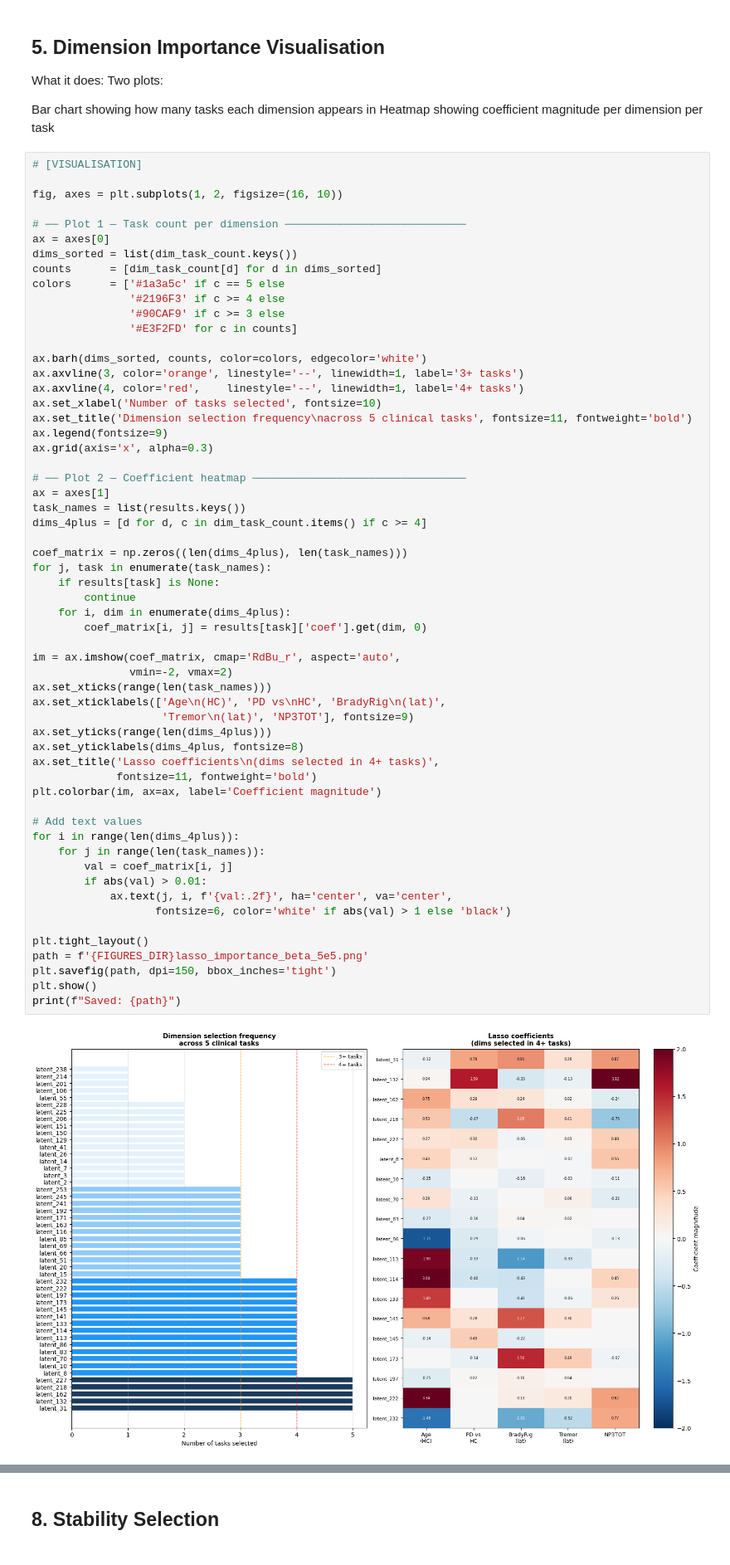
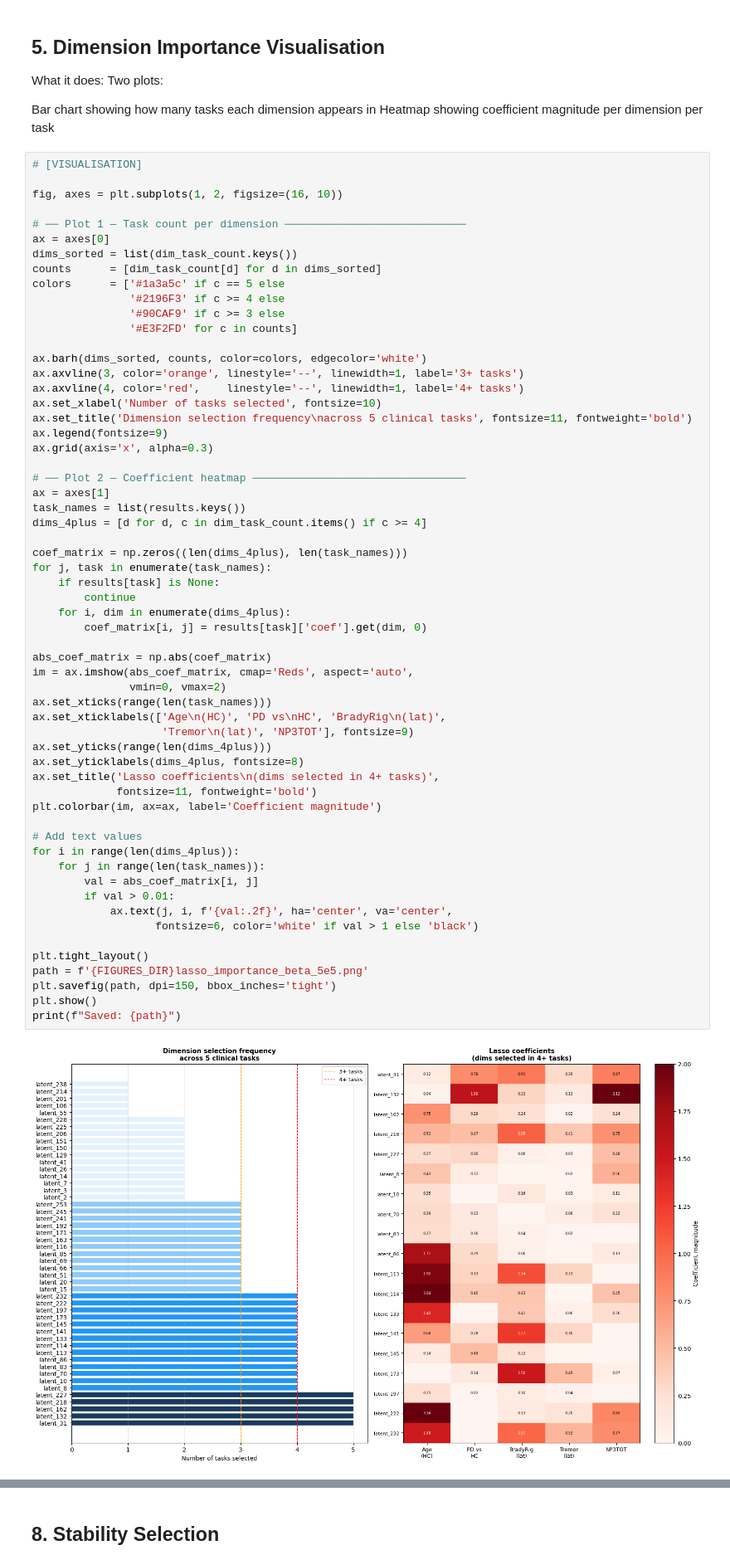
Before and after one commit to natnael-g1193/Unsupervised-Parkisnson-Imaging-Analysis, a Jupyter notebook: notebooks/pipeline/5_7_lasso_feature_selection.ipynb, the cells around one changed output, grey strips where cells are left out. Shown at 83% size. Drawn from its saved outputs; the diff is of its cells as text.

Commit message:
fix: update Lasso coefficient heatmap to use absolute values

```diff
--- a/notebooks/pipeline/5_7_lasso_feature_selection.ipynb
+++ b/notebooks/pipeline/5_7_lasso_feature_selection.ipynb
@@ -282,39 +282,40 @@ ax = axes[1]
 task_names = list(results.keys())
 dims_4plus = [d for d, c in dim_task_count.items() if c >= 4]
 
 coef_matrix = np.zeros((len(dims_4plus), len(task_names)))
 for j, task in enumerate(task_names):
     if results[task] is None:
         continue
     for i, dim in enumerate(dims_4plus):
         coef_matrix[i, j] = results[task]['coef'].get(dim, 0)
 
-im = ax.imshow(coef_matrix, cmap='RdBu_r', aspect='auto',
-               vmin=-2, vmax=2)
+abs_coef_matrix = np.abs(coef_matrix)
+im = ax.imshow(abs_coef_matrix, cmap='Reds', aspect='auto',
+               vmin=0, vmax=2)
 ax.set_xticks(range(len(task_names)))
 ax.set_xticklabels(['Age\n(HC)', 'PD vs\nHC', 'BradyRig\n(lat)',
                     'Tremor\n(lat)', 'NP3TOT'], fontsize=9)
 ax.set_yticks(range(len(dims_4plus)))
 ax.set_yticklabels(dims_4plus, fontsize=8)
 ax.set_title('Lasso coefficients\n(dims selected in 4+ tasks)',
              fontsize=11, fontweight='bold')
 plt.colorbar(im, ax=ax, label='Coefficient magnitude')
 
 # Add text values
 for i in range(len(dims_4plus)):
     for j in range(len(task_names)):
-        val = coef_matrix[i, j]
-        if abs(val) > 0.01:
+        val = abs_coef_matrix[i, j]
+        if val > 0.01:
             ax.text(j, i, f'{val:.2f}', ha='center', va='center',
-                   fontsize=6, color='white' if abs(val) > 1 else 'black')
+                   fontsize=6, color='white' if val > 1 else 'black')
 
 plt.tight_layout()
 path = f'{FIGURES_DIR}lasso_importance_beta_5e5.png'
 plt.savefig(path, dpi=150, bbox_inches='tight')
 plt.show()
 print(f"Saved: {path}")
 # %% [output]
-[figure, old version]
+[figure, new version]
 Saved: ../../results/figures/lasso_importance_beta_5e5.png
 # %% [markdown]
 ## 8. Stability Selection
```
Also changed, not shown: parts of 1 cell of this notebook, 3 other files.
